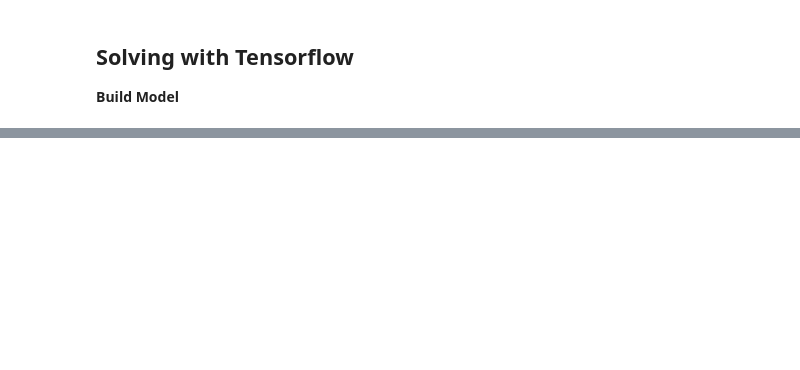
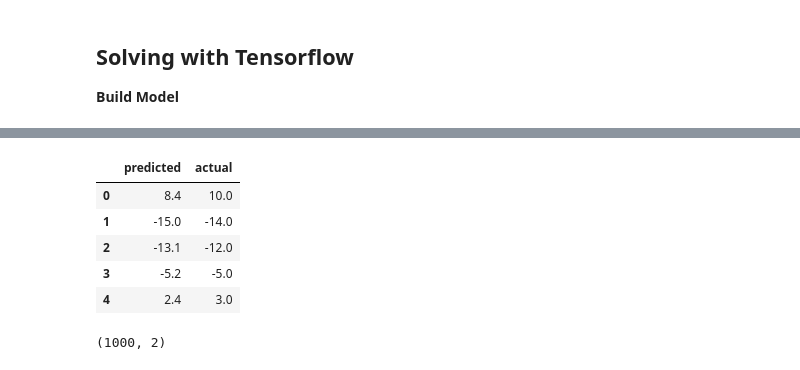
Before and after one commit to DesireeMcElroy/tensorflow-practice, a Jupyter notebook: tf_example.ipynb, the cells around one changed output, grey strips where cells are left out. Cells and saved outputs as stored; diff of their text form; code cells hidden in the pictures; blank space fills up the shorter version.

```diff
--- a/tf_example.ipynb
+++ b/tf_example.ipynb
@@ -72,0 +159,28 @@ Epoch 100/100
+# %%
+# input size is for each variable, xs and zs
+
+# how many fields I'll use for my model
+input_size = 2
+
+# the prediction
+output_size = 1
+
+# make our model
+model = tf.keras.Sequential([
+                             tf.keras.layers.Dense(output_size, # same as outputs = np.dot(inputs,weights) + bias
+                                                   kernel_initializer=tf.random_uniform_initializer(minval=-0.1, maxval=0.1),
+                                                   bias_initializer=tf.random_uniform_initializer(minval=-0.1, maxval=0.1)
+                                                   ),
+                            ])
+
+# try out a custom optimizer
+custom_optimizer = tf.keras.optimizers.SGD(learning_rate=0.02)
+
+# add optimizer, sgd for stochastic gradient descent
+# add L2 norm loss, aka least sum of squared errors
+model.compile(optimizer=custom_optimizer, loss='mean_squared_error')
+
+
+# now fit the model
+# epoch = number of iterations
+model.fit(training_data['inputs'], training_data['targets'], epochs=100, verbose=2)
@@ -72,0 +219,3 @@ Epoch 100/100
+# %%
+# create a dataframe for targets v predicted
+model_data = pd.DataFrame(model.predict_on_batch(training_data['inputs']).round(1), columns=['predicted'])
@@ -72,0 +231,15 @@ Epoch 100/100
+# %%
+model_data['actual'] = pd.DataFrame(training_data['targets'].round())
+# %%
+model_data.head()
+# %% [output]
+|  | predicted | actual |
+| 0 | 8.4 | 10.0 |
+| 1 | -15.0 | -14.0 |
+| 2 | -13.1 | -12.0 |
+| 3 | -5.2 | -5.0 |
+| 4 | 2.4 | 3.0 |
+# %%
+model_data.shape
+# %% [output]
+(1000, 2)
```
Also changed, not shown: parts of 19 cells of this notebook.
